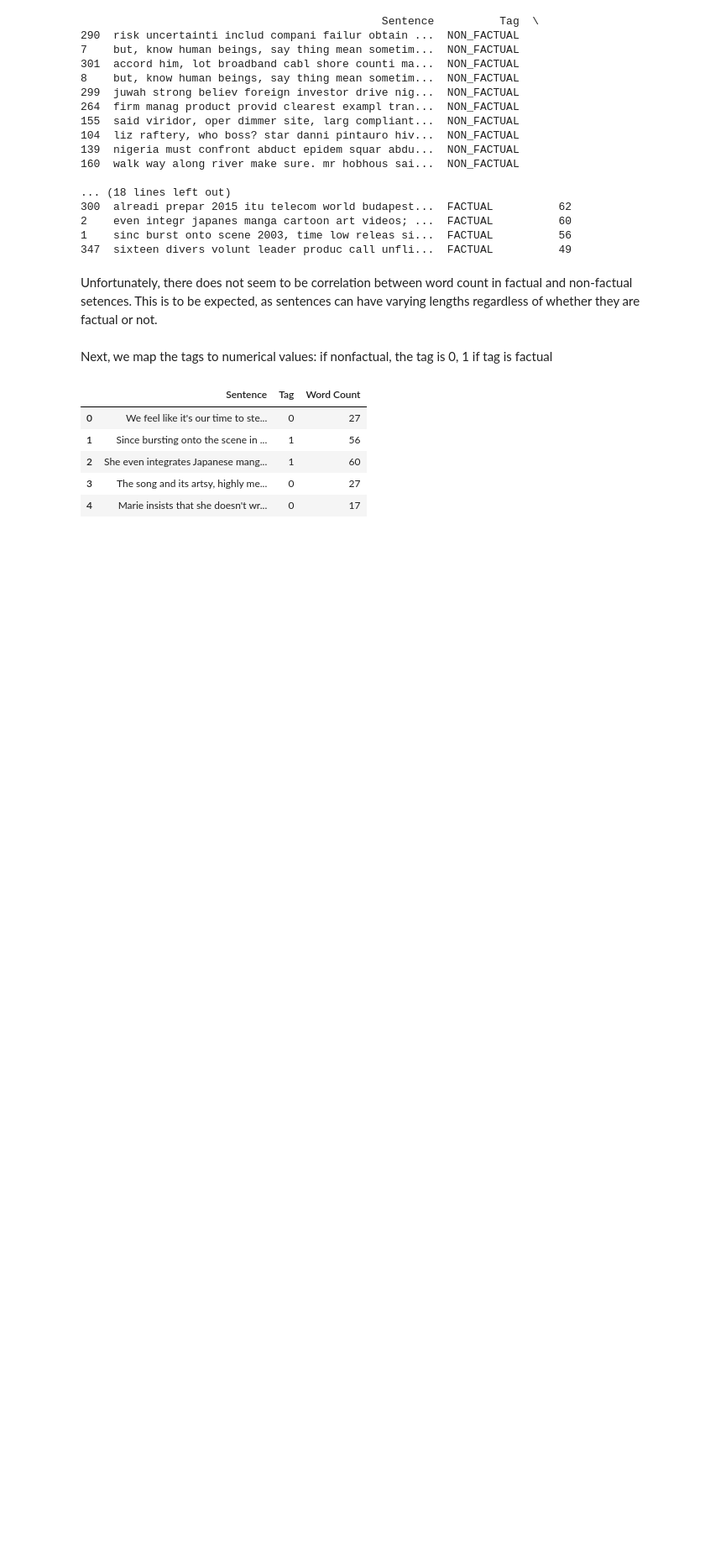
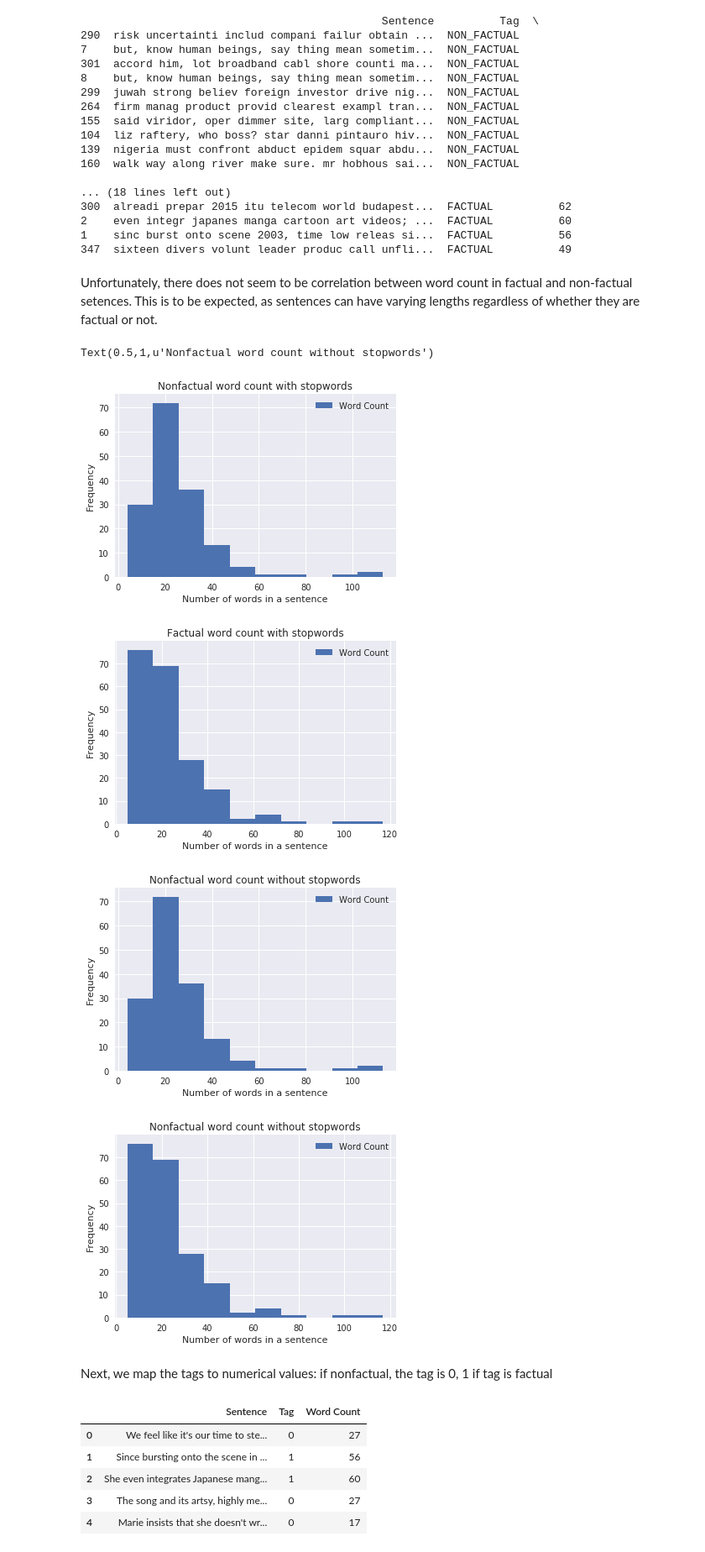
Before and after one commit to CarolineLiong/Fact-vs-Opinion-Articles, a Jupyter notebook: CSCI 183 Project.ipynb, the cells around one changed output. Shown at 84% size. Drawn from its saved outputs; the diff is of its cells as text; code cells hidden in the pictures; blank space fills up the shorter version.

Commit message:
Add files via upload
Added in histograms for word counts and also added in cross validation for both Naive Bayes and Logistic Regression.

```diff
--- a/CSCI 183 Project.ipynb
+++ b/CSCI 183 Project.ipynb
@@ -278,6 +278,28 @@ print xf2.sort_values('Word Count', ascending = False).head(10)
 347  sixteen divers volunt leader produc call unfli...  FACTUAL          49
 # %% [markdown]
 Unfortunately, there does not seem to be correlation between word count in factual and non-factual setences. This is to be expected, as sentences can have varying lengths regardless of whether they are factual or not.
+# %%
+x1_hist = x1.plot.hist()
+x1_hist.set_xlabel("Number of words in a sentence")
+x1_hist.set_title("Nonfactual word count with stopwords")
+
+x2_hist = x2.plot.hist()
+x2_hist.set_xlabel("Number of words in a sentence")
+x2_hist.set_title("Factual word count with stopwords")
+
+xf1_hist = xf1.plot.hist()
+xf1_hist.set_xlabel("Number of words in a sentence")
+xf1_hist.set_title("Nonfactual word count without stopwords")
+
+xf2_hist = xf2.plot.hist()
+xf2_hist.set_xlabel("Number of words in a sentence")
+xf2_hist.set_title("Nonfactual word count without stopwords")
+# %% [output]
+Text(0.5,1,u'Nonfactual word count without stopwords')
+[figure, added]
+[figure, added]
+[figure, added]
+[figure, added]
 # %% [markdown]
 Next, we map the tags to numerical values: if nonfactual, the tag is 0, 1 if tag is factual
 # %%
```
Also changed, not shown: parts of 9 cells of this notebook.
